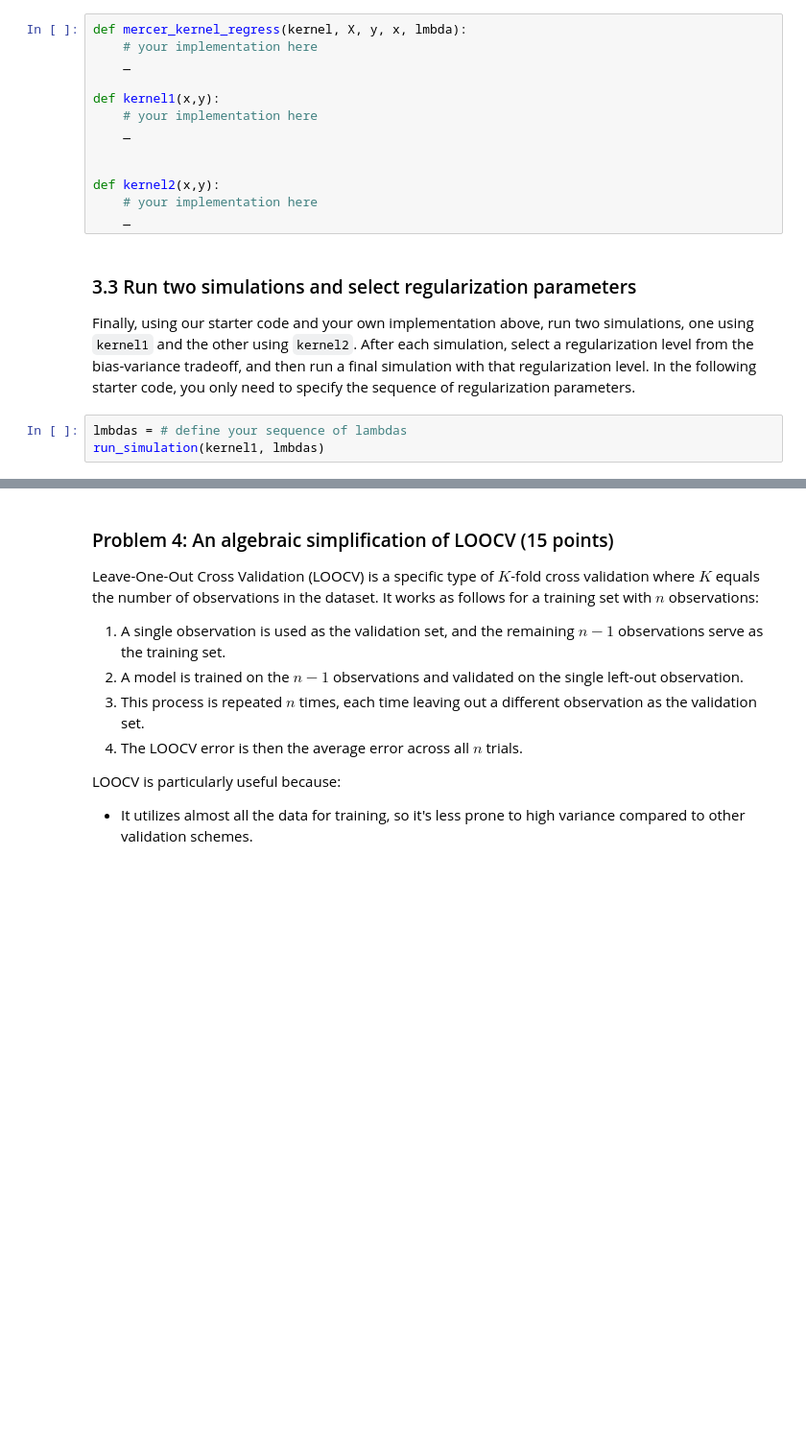
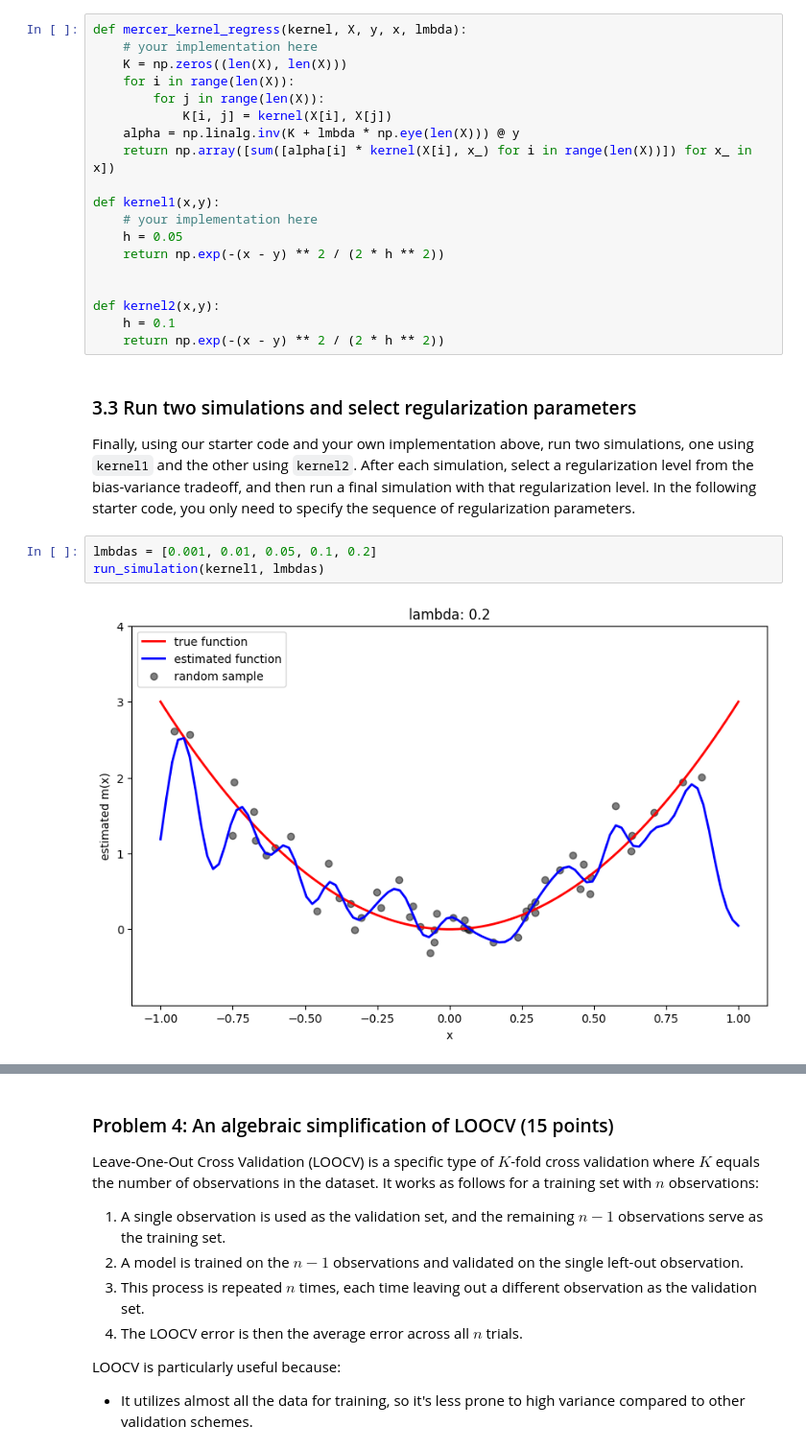
Before and after one commit to GITANO1031/6650, a Jupyter notebook: assignments/assn1/assn1.ipynb, the cells around one changed output, grey strips where cells are left out. Shown at 96% size. Cells and saved outputs as stored; diff of their text form; blank space fills up the shorter version.

```diff
--- a/assignments/assn1/assn1.ipynb
+++ b/assignments/assn1/assn1.ipynb
@@ -278,25 +278,33 @@ with two different bandwidths, or you might experiment with other kernels.
 The function `mercer_kernel_regress` takes a kernel, training data `X` and `y`, an array of values `x` to evaluate the function on, and a regularization parameter. You'll use your derivation above to
 determine the coefficients $\alpha$. For some clues and suggestions on how to do the
 implementation, see our demo code for smoothing kernels. You need to do something very similar.
-# %%
-def mercer_kernel_regress(kernel, X, y, x, lmbda):
-    # your implementation here
-    _
-
-def kernel1(x,y):
-    # your implementation here
-    _
-
-
-def kernel2(x,y):
-    # your implementation here
-    _
+# %%
+def mercer_kernel_regress(kernel, X, y, x, lmbda):
+    # your implementation here
+    K = np.zeros((len(X), len(X)))
+    for i in range(len(X)):
+        for j in range(len(X)):
+            K[i, j] = kernel(X[i], X[j])
+    alpha = np.linalg.inv(K + lmbda * np.eye(len(X))) @ y
+    return np.array([sum([alpha[i] * kernel(X[i], x_) for i in range(len(X))]) for x_ in x])
+
+def kernel1(x,y):
+    # your implementation here
+    h = 0.05
+    return np.exp(-(x - y) ** 2 / (2 * h ** 2))
+
+
+def kernel2(x,y):
+    h = 0.1
+    return np.exp(-(x - y) ** 2 / (2 * h ** 2))
 # %% [markdown]
 ###  3.3 Run two simulations and select regularization parameters
 
 Finally, using our starter code and your own implementation above, run two simulations, one
 using `kernel1` and the other using `kernel2`. After each simulation, select a regularization level from the bias-variance tradeoff, and then run a final simulation with that regularization level. In the following
 starter code, you only need to specify the sequence of regularization parameters.
-# %%
-lmbdas = # define your sequence of lambdas
-run_simulation(kernel1, lmbdas)
+# %%
+lmbdas = [0.001, 0.01, 0.05, 0.1, 0.2]
+run_simulation(kernel1, lmbdas)
+# %% [output]
+[figure, added]
```
Also changed, not shown: parts of 6 cells of this notebook.
